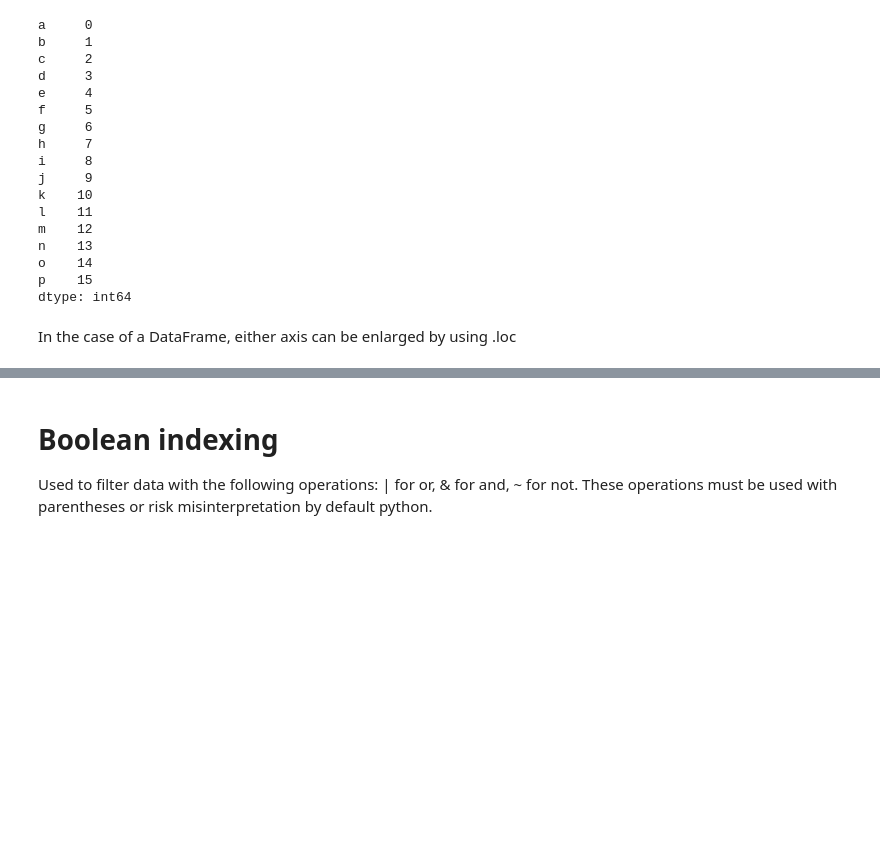
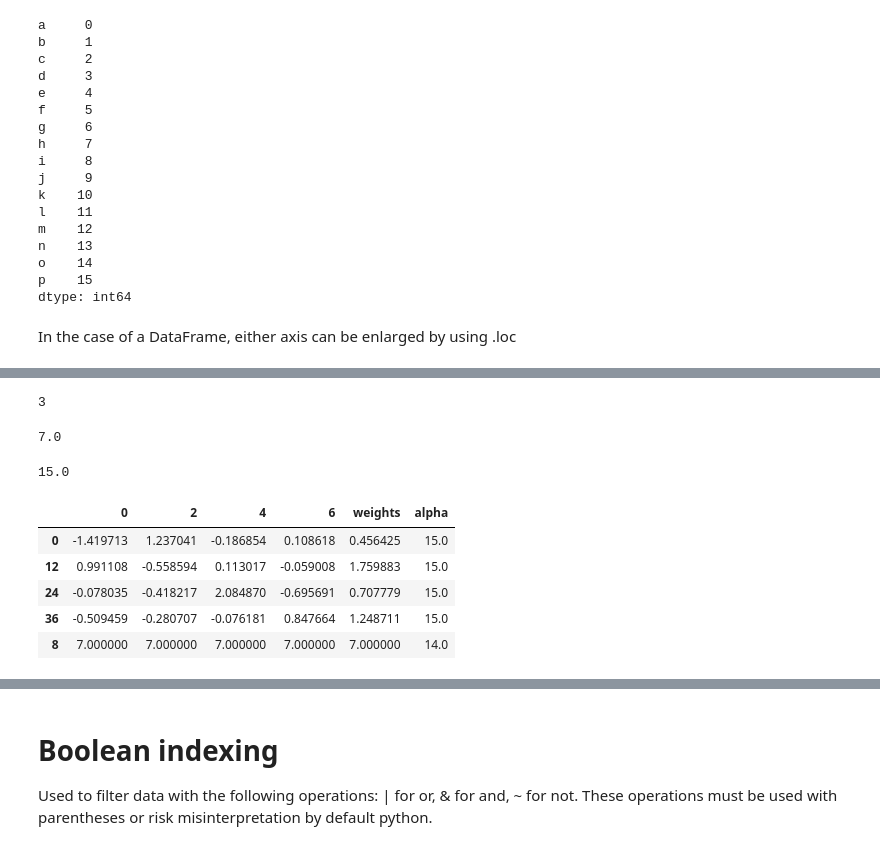
Before and after one commit to Spiritusanti/Data-Science, a Jupyter notebook: Indexing and Selecting Data in Pandas.ipynb, the cells around one changed output, grey strips where cells are left out. Drawn from its saved outputs; the diff is of its cells as text; code cells hidden in the pictures; blank space fills up the shorter version.

```diff
--- a/Indexing and Selecting Data in Pandas.ipynb
+++ b/Indexing and Selecting Data in Pandas.ipynb
@@ -795,0 +793,27 @@ handled in alternate version. will merge later.
+# %%
+#using .iat[]
+s.iat[3]
+# %% [output]
+3
+# %%
+#using .at on a dataframe, format [row, column]
+df.at[8, 'alpha']
+# %% [output]
+7.0
+# %%
+#using .iat[] to access the same value
+df.iat[1, 5]
+# %% [output]
+15.0
+# %%
+#it is also possible to set scalar values using these indexers
+#changing the value of [8, 'alpha'] from 7 to 14
+df.at[8, 'alpha'] = 14
+df
+# %% [output]
+|  | 0 | 2 | 4 | 6 | weights | alpha |
+| 0 | -1.419713 | 1.237041 | -0.186854 | 0.108618 | 0.456425 | 15.0 |
+| 12 | 0.991108 | -0.558594 | 0.113017 | -0.059008 | 1.759883 | 15.0 |
+| 24 | -0.078035 | -0.418217 | 2.084870 | -0.695691 | 0.707779 | 15.0 |
+| 36 | -0.509459 | -0.280707 | -0.076181 | 0.847664 | 1.248711 | 15.0 |
+| 8 | 7.000000 | 7.000000 | 7.000000 | 7.000000 | 7.000000 | 14.0 |
```
Also changed, not shown: parts of 83 cells of this notebook.
